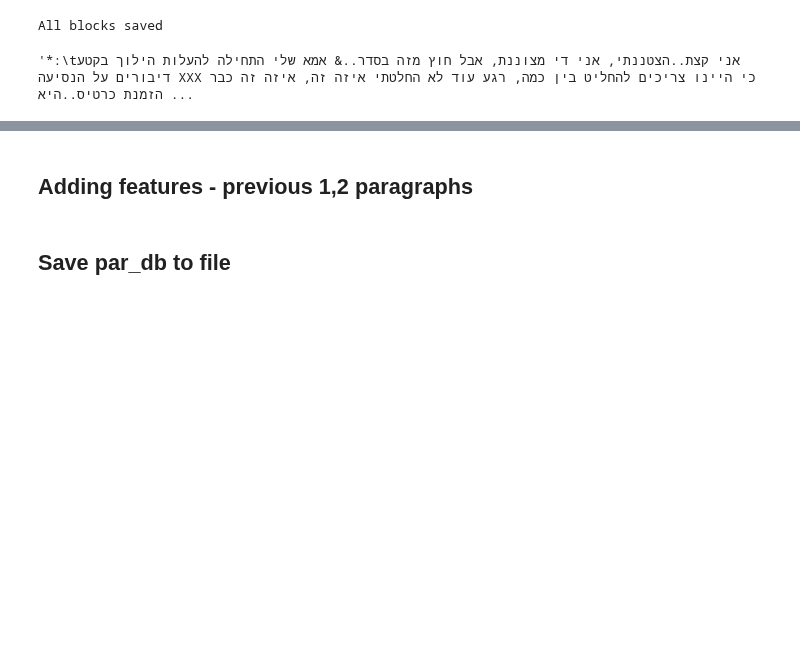
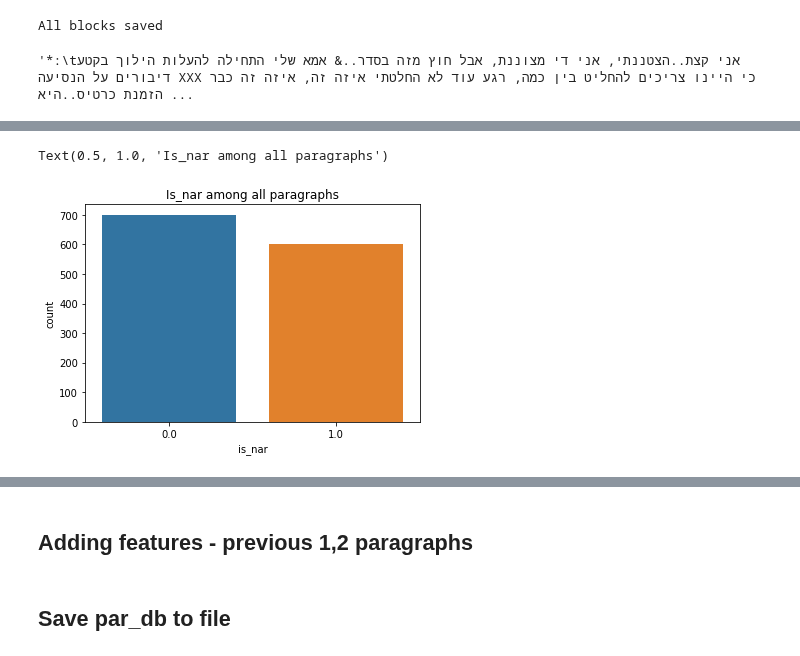
Before and after one commit to Sofy34/personal_strudy, a Jupyter notebook: thesis/01_parse_docs.ipynb, the cells around one changed output, grey strips where cells are left out. Cells and saved outputs as stored; diff of their text form; code cells hidden in the pictures; blank space fills up the shorter version.

```diff
--- a/thesis/01_initial_file.ipynb
+++ b/thesis/01_parse_docs.ipynb
@@ -158,0 +168,5 @@ doc_utils.block_db.groupby(['doc_idx'])['nar_idx'].nunique()
+# %%
+sns.countplot(x='is_nar',data=doc_utils.plane_par_db).set_title("Is_nar among all paragraphs")
+# %% [output]
+Text(0.5, 1.0, 'Is_nar among all paragraphs')
+[figure, added]
```
Also changed, not shown: parts of 10 cells of this notebook, 3 other files.
